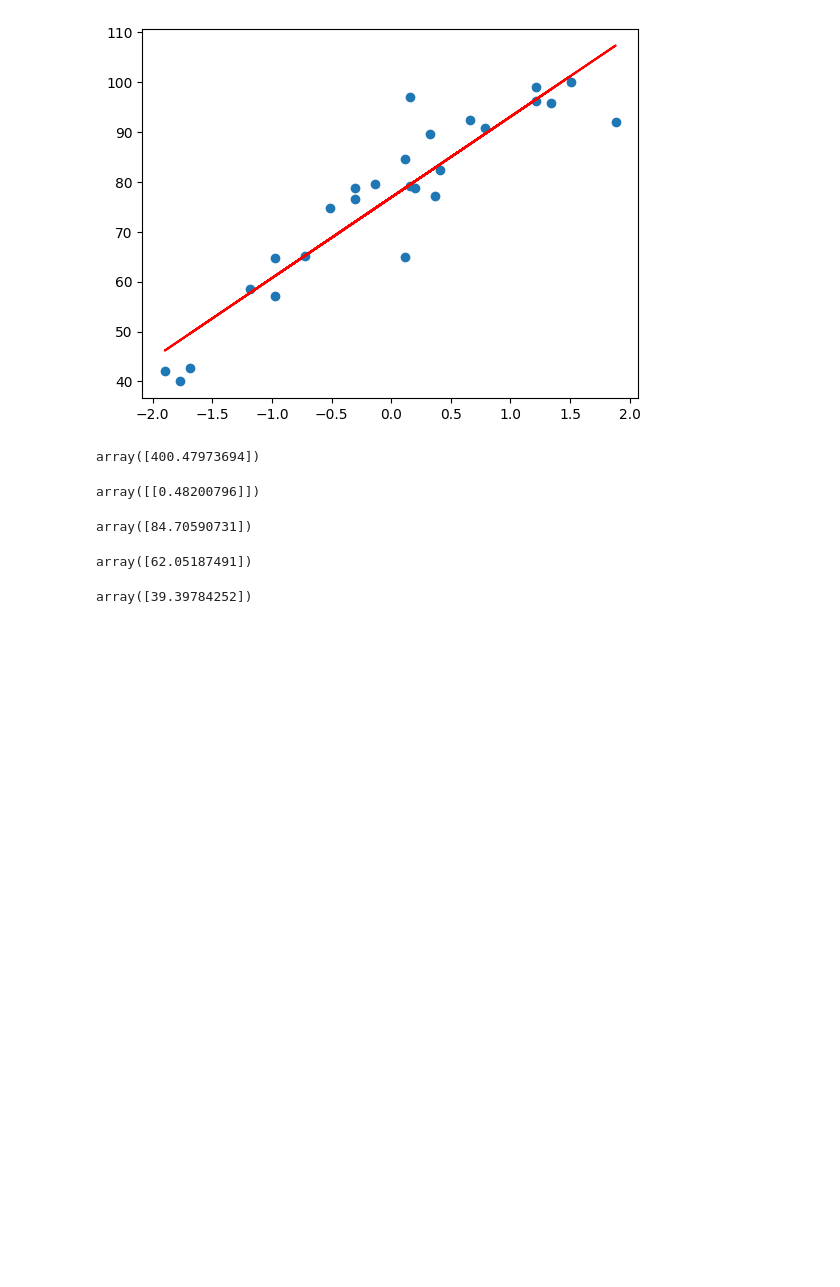
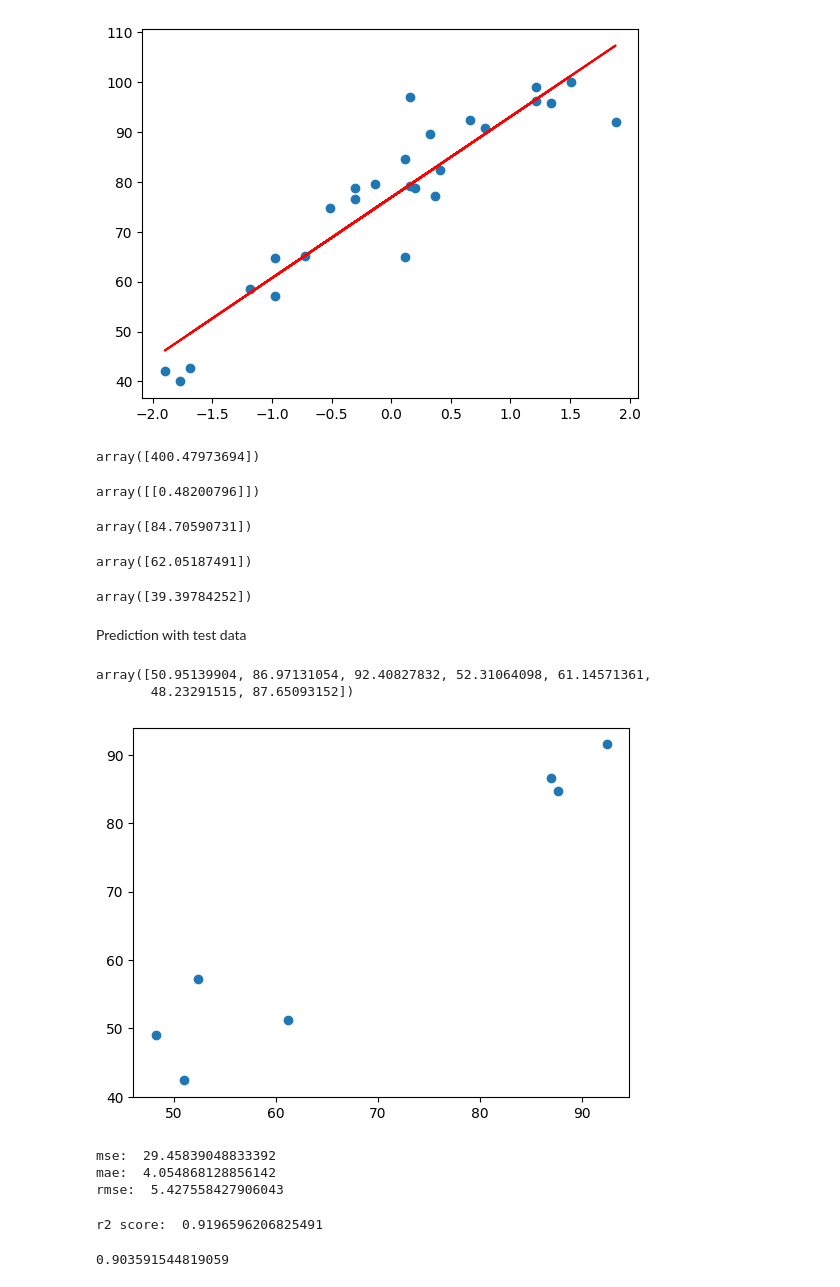
Before and after one commit to enistolgasn/Data-Science-and-Machine-Learning, a Jupyter notebook: 21 - Multiple Regression/1 - Simple_Linear_Regression.ipynb, the cells around one changed output. Saved outputs shown, nothing was run; the diff lists cells and outputs as text; code cells hidden in the pictures; blank space fills up the shorter version.

```diff
--- a/21 - Multiple Regression/1 - Simple_Linear_Regression.ipynb
+++ b/21 - Multiple Regression/1 - Simple_Linear_Regression.ipynb
@@ -204,3 +205,17 @@ array([62.05187491])
 regression.predict(scaler.transform([[0]]))
 # %% [output]
 array([39.39784252])
+# %% [markdown]
+Prediction with test data
+# %%
+y_pred_test = regression.predict(X_test)
+# %%
+y_pred_test
+# %% [output]
+array([50.95139904, 86.97131054, 92.40827832, 52.31064098, 61.14571361,
+       48.23291515, 87.65093152])
+# %%
+plt.scatter(y_pred_test, y_test)
+plt.show()
+# %% [output]
+[figure, added]
@@ -206,0 +224,22 @@ array([39.39784252])
+# %%
+mse = mean_squared_error(y_test, y_pred_test)
+mae = mean_absolute_error(y_test, y_pred_test)
+rmse = np.sqrt(mse)
+
+print("mse: ", mse)
+print("mae: ", mae)
+print("rmse: ", rmse)
+# %% [output]
+mse:  29.45839048833392
+mae:  4.054868128856142
+rmse:  5.427558427906043
+# %%
+r2 = r2_score(y_test, y_pred_test)
+
+print("r2 score: ", r2)
+# %% [output]
+r2 score:  0.9196596206825491
+# %%
+1 - (1 - r2) * (len(y_test) - 1) / (len(y_test) - X_test.shape[1] - 1)
+# %% [output]
+0.903591544819059
```
Also changed, not shown: parts of 2 cells of this notebook.
